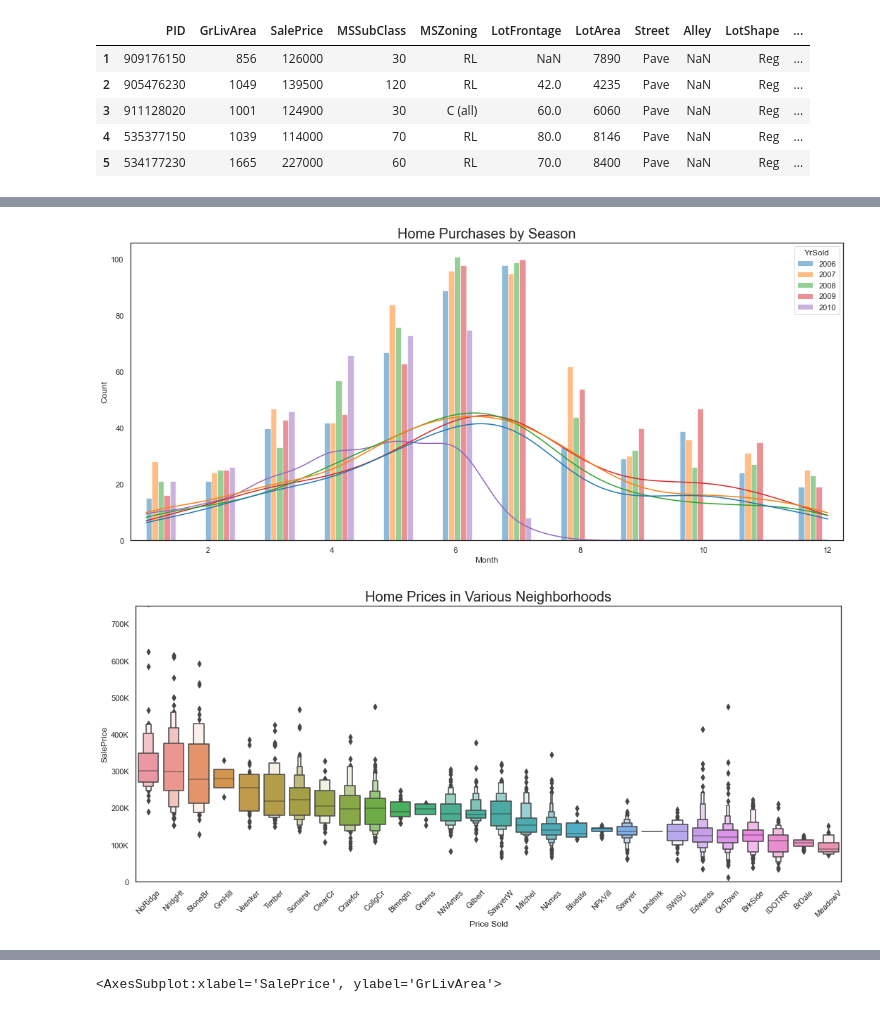
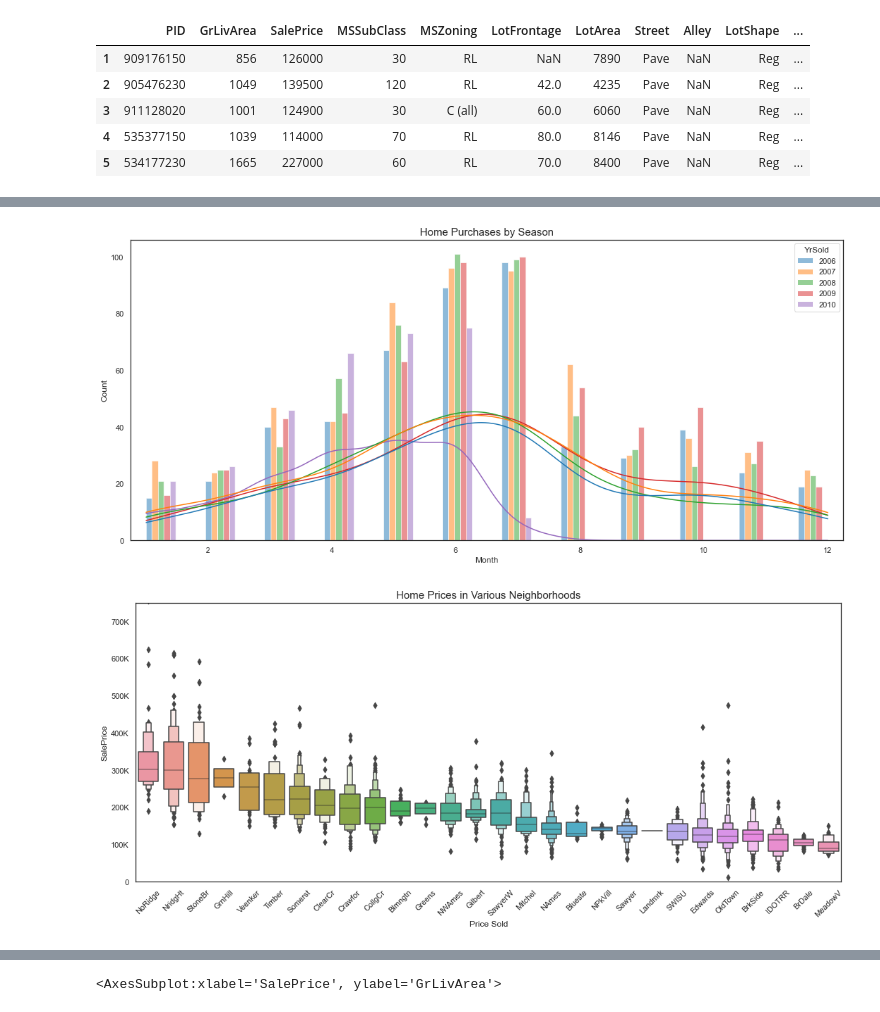
Before and after one commit to danielosetiawan/Ames_Housing_ML, a Jupyter notebook: DS - Ames.ipynb, the cells around one changed output, grey strips where cells are left out. Drawn from its saved outputs; the diff is of its cells as text; code cells hidden in the pictures.

```diff
--- a/DS - Ames.ipynb
+++ b/DS - Ames.ipynb
@@ -163,28 +159,30 @@ plt.show()
 fig = sns.histplot(x="MoSold", data=housing, multiple='dodge', kde = True,
                    hue='YrSold', bins = 23, stat='count', palette='tab10')
 fig.set(xlim = (0.75, 12.25), xlabel = 'Month')
-plt.title('Home Purchases by Season', fontsize = 20)
+
+# plt.legend(title = 'Year Sold')
+plt.title('Home Purchases by Season', fontsize = 15)
 plt.tight_layout()
 plt.savefig('./visualizations/EDA - CountByYear, HistKDE.png', dpi = 600)
 plt.show()
 # %% [output]
-[figure, old version]
+[figure, new version]
 # %%
 # home prices vs. neighborhoods
 
 fig = sns.boxenplot(y = 'SalePrice', x = 'Neighborhood', data = housing,
                     order = housing.groupby('Neighborhood').agg(
                         {'SalePrice':'mean'}).sort_values('SalePrice', ascending=False).index)
 fig.set(ylim = (0, 7.5e5), xlabel = 'Price Sold',
         yticklabels = ['0', '100K', '200K', '300K',
                        '400K', '500K', '600K', '700K'])
 fig.set_xticklabels(fig.get_xticklabels(), rotation=45)
-plt.title('Home Prices in Various Neighborhoods', fontsize = 20)
+plt.title('Home Prices in Various Neighborhoods', fontsize = 15)
 plt.tight_layout()
 plt.savefig('./visualizations/EDA - Neighborhood, Boxplot.png', dpi = 600)
 plt.show()
 # %% [output]
-[figure, old version]
+[figure, new version]
 # %%
 # home prices vs. neighborhoods
 
```
Also changed, not shown: parts of 15 cells of this notebook, 5 other files.
